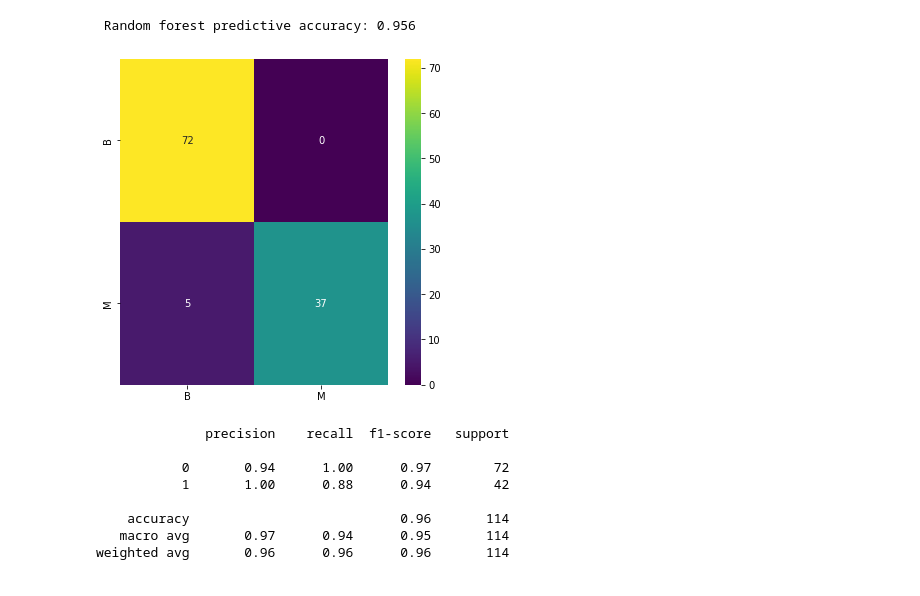
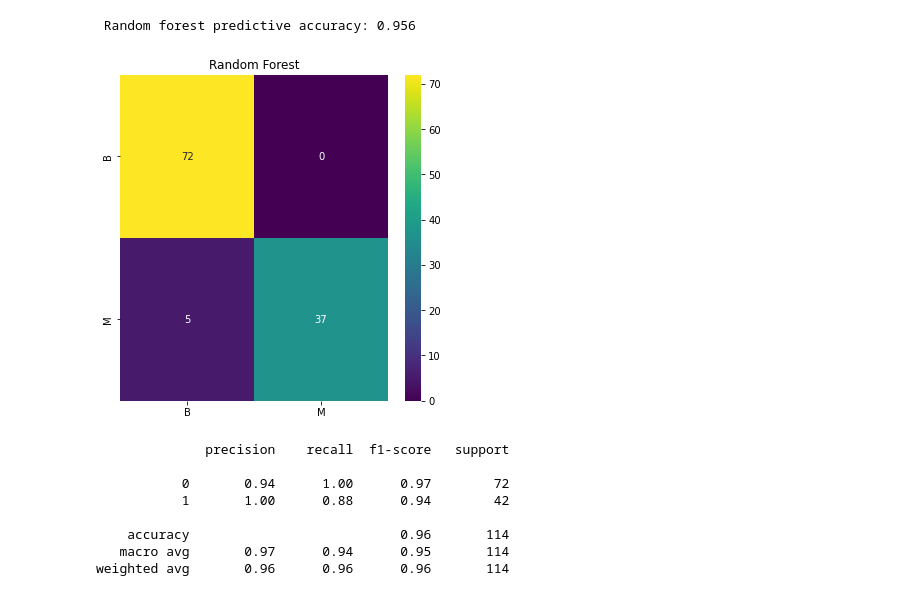
Before and after one commit to NomanS295/FINAL-PROJECT, a Jupyter notebook: Analysis/machine_learning.ipynb, the cells around one changed output. Saved outputs shown, nothing was run; the diff lists cells and outputs as text; code cells hidden in the pictures.

```diff
--- a/Analysis/machine_learning.ipynb
+++ b/Analysis/machine_learning.ipynb
@@ -265,12 +267,13 @@ print(f" Random forest predictive accuracy: {accuracy_score(y_test,y_pred):.3f}"
 # %%
 # Confusion Matrix
 conf = confusion_matrix(y_test, y_pred)
 df_conf = pd.DataFrame(conf, index = ['B', 'M'], columns = ['B', 'M'])
 plt.figure(figsize = (6, 6))
 sbn.heatmap(df_conf, annot=True, cmap='viridis')
+plt.title("Random Forest")
 plt.savefig("../Images/RandomForest.png")
 # %% [output]
-[figure, old version]
+[figure, new version]
 # %%
 report = classification_report(y_test, y_pred)
 print(report)
```
Also changed, not shown: parts of 2 cells of this notebook, 1 other file.
